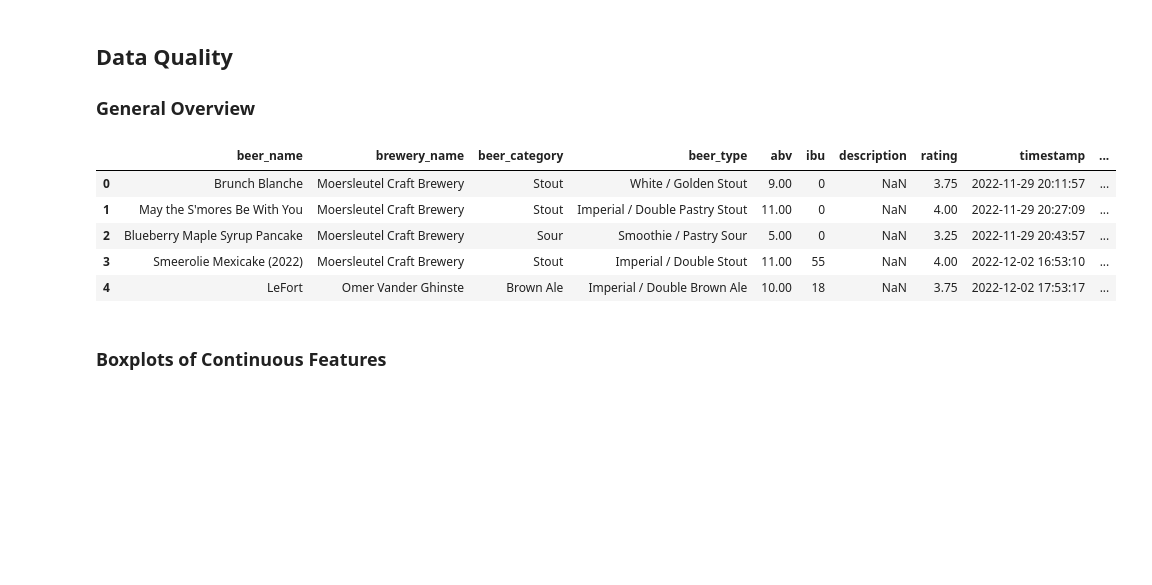
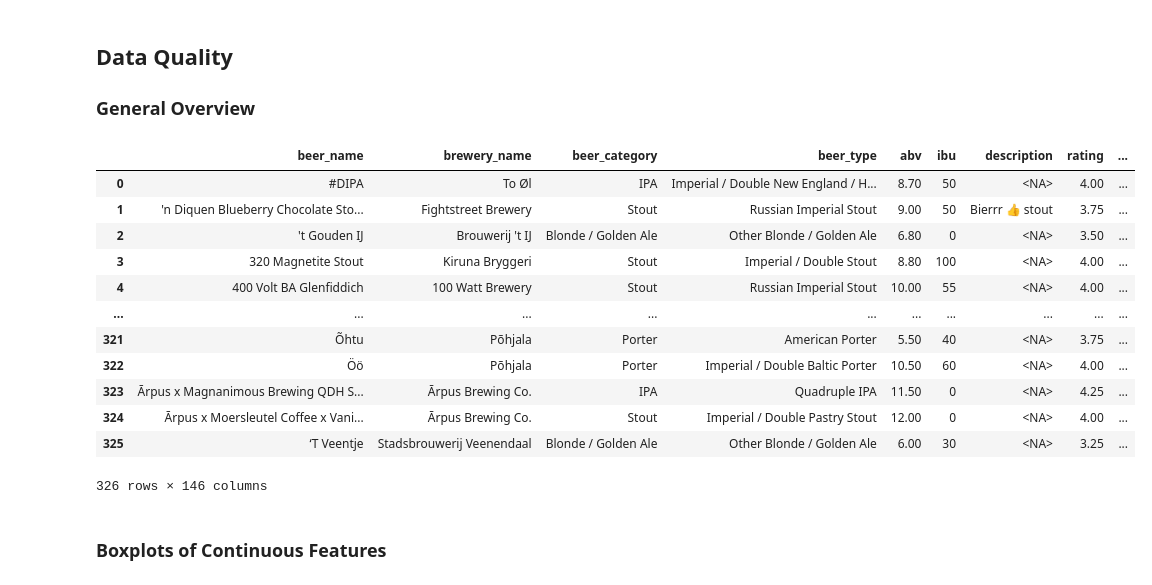
Before and after one commit to daanbrugmans/ru-data-engineering-23-24, a Jupyter notebook: code/analysis.ipynb, the cells around one changed output. Cells and saved outputs as stored; diff of their text form; code cells hidden in the pictures; blank space fills up the shorter version.

```diff
--- a/code/analysis.ipynb
+++ b/code/analysis.ipynb
@@ -29,20 +29,28 @@ sns.set_theme(rc={'figure.figsize':(12, 15)})
 # %%
 dataset = datasets.untappd.UntappdDataset()
 
 data_wrangler = dw.DataWrangler(dataset)
+data_wrangler.handle_duplicates()
 data_wrangler.parse_category_and_type_features()
 data_wrangler.generate_flavor_features()
 
 data_quality_assessor = dqa.DataQualityAssessor(dataset=data_wrangler.dataset.df)
 
-data_quality_assessor.dataset.head()
+data_quality_assessor.dataset
 # %% [output]
-|  | beer_name | brewery_name | beer_category | beer_type | abv | ibu | description | rating | timestamp | ... |
-| 0 | Brunch Blanche | Moersleutel Craft Brewery | Stout | White / Golden Stout | 9.00 | 0 | NaN | 3.75 | 2022-11-29 20:11:57 | ... |
-| 1 | May the S'mores Be With You | Moersleutel Craft Brewery | Stout | Imperial / Double Pastry Stout | 11.00 | 0 | NaN | 4.00 | 2022-11-29 20:27:09 | ... |
-| 2 | Blueberry Maple Syrup Pancake | Moersleutel Craft Brewery | Sour | Smoothie / Pastry Sour | 5.00 | 0 | NaN | 3.25 | 2022-11-29 20:43:57 | ... |
-| 3 | Smeerolie Mexicake (2022) | Moersleutel Craft Brewery | Stout | Imperial / Double Stout | 11.00 | 55 | NaN | 4.00 | 2022-12-02 16:53:10 | ... |
-| 4 | LeFort | Omer Vander Ghinste | Brown Ale | Imperial / Double Brown Ale | 10.00 | 18 | NaN | 3.75 | 2022-12-02 17:53:17 | ... |
+|  | beer_name | brewery_name | beer_category | beer_type | abv | ibu | description | rating | ... |
+| 0 | #DIPA | To Øl | IPA | Imperial / Double New England / H... | 8.70 | 50 | <NA> | 4.00 | ... |
+| 1 | 'n Diquen Blueberry Chocolate Sto... | Fightstreet Brewery | Stout | Russian Imperial Stout | 9.00 | 50 | Bierrr 👍 stout | 3.75 | ... |
+| 2 | 't Gouden IJ | Brouwerij 't IJ | Blonde / Golden Ale | Other Blonde / Golden Ale | 6.80 | 0 | <NA> | 3.50 | ... |
+| 3 | 320 Magnetite Stout | Kiruna Bryggeri | Stout | Imperial / Double Stout | 8.80 | 100 | <NA> | 4.00 | ... |
+| 4 | 400 Volt BA Glenfiddich | 100 Watt Brewery | Stout | Russian Imperial Stout | 10.00 | 55 | <NA> | 4.00 | ... |
+| ... | ... | ... | ... | ... | ... | ... | ... | ... | ... |
+| 321 | Õhtu | Põhjala | Porter | American Porter | 5.50 | 40 | <NA> | 3.75 | ... |
+| 322 | Öö | Põhjala | Porter | Imperial / Double Baltic Porter | 10.50 | 60 | <NA> | 4.00 | ... |
+| 323 | Ārpus x Magnanimous Brewing QDH S... | Ārpus Brewing Co. | IPA | Quadruple IPA | 11.50 | 0 | <NA> | 4.25 | ... |
+| 324 | Ārpus x Moersleutel Coffee x Vani... | Ārpus Brewing Co. | Stout | Imperial / Double Pastry Stout | 12.00 | 0 | <NA> | 4.00 | ... |
+| 325 | ‘T Veentje | Stadsbrouwerij Veenendaal | Blonde / Golden Ale | Other Blonde / Golden Ale | 6.00 | 30 | <NA> | 3.25 | ... |
+326 rows × 146 columns
 # %% [markdown]
 ### Boxplots of Continuous Features
 # %%
```
Also changed, not shown: parts of 5 cells of this notebook, 5 other files.
